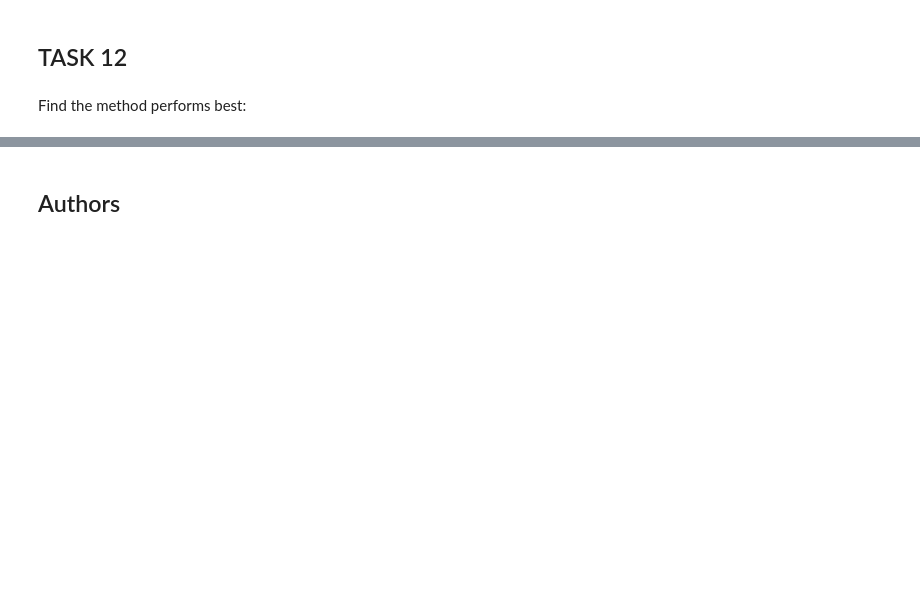
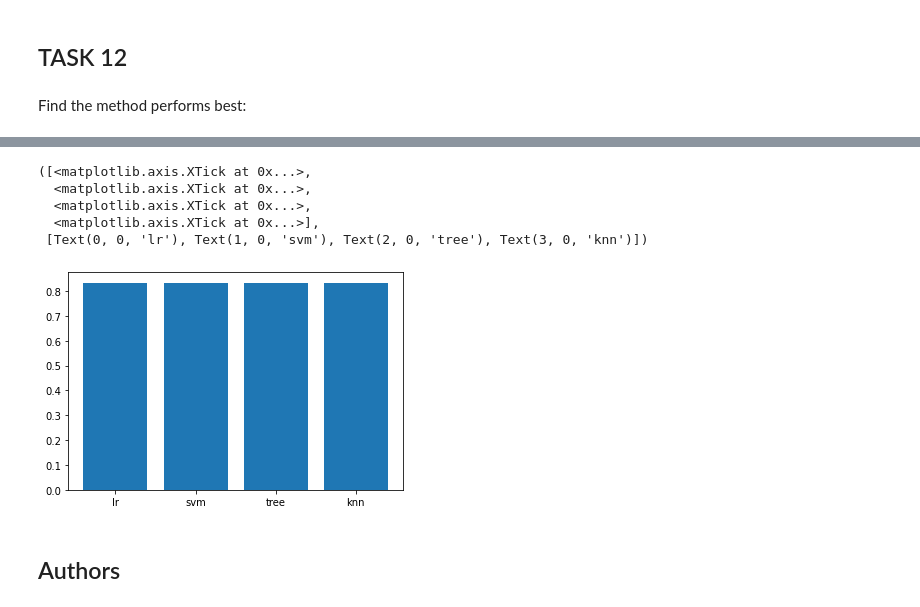
Before and after one commit to Babis1987/Data_Science_Capstone_Project, a Jupyter notebook: Machine Learning Prediction.ipynb, the cells around one changed output, grey strips where cells are left out. Saved outputs shown, nothing was run; the diff lists cells and outputs as text; code cells hidden in the pictures; blank space fills up the shorter version.

```diff
--- a/Machine Learning Prediction.ipynb
+++ b/Machine Learning Prediction.ipynb
@@ -281,3 +291,5 @@ print(accuracy_score(Y_test, predictions))
+# %%
+acc_list.append(accuracy_score(Y_test, predictions))
 # %% [markdown]
 We can plot the confusion matrix
 # %%
@@ -321,3 +328,5 @@ print(accuracy_score(Y_test, predictions))
+# %%
+acc_list.append(accuracy_score(Y_test, predictions))
 # %% [markdown]
 We can plot the confusion matrix
 # %%
@@ -353,3 +366,15 @@ accuracy_score(Y_test, predictions)
+# %%
+objects = ('lr', 'svm', 'tree', 'knn')
+y_pos = np.arange(len(objects))
+plt.bar(y_pos, acc_list, align='center')
+plt.xticks(y_pos, objects)
+# %% [output]
+([<matplotlib.axis.XTick at 0x...>,
+  <matplotlib.axis.XTick at 0x...>,
+  <matplotlib.axis.XTick at 0x...>,
+  <matplotlib.axis.XTick at 0x...>],
+ [Text(0, 0, 'lr'), Text(1, 0, 'svm'), Text(2, 0, 'tree'), Text(3, 0, 'knn')])
+[figure, added]
 # %% [markdown]
 ## Authors
 # %% [markdown]
```
Also changed, not shown: parts of 33 cells of this notebook.
